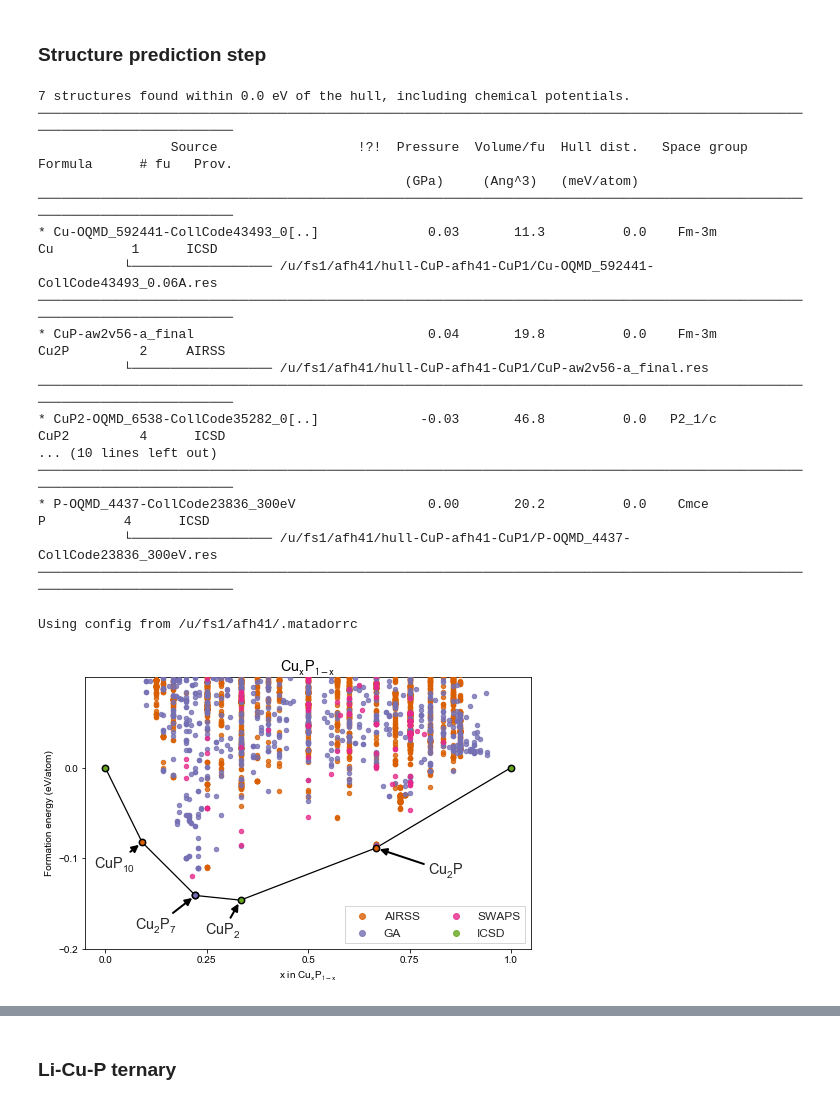
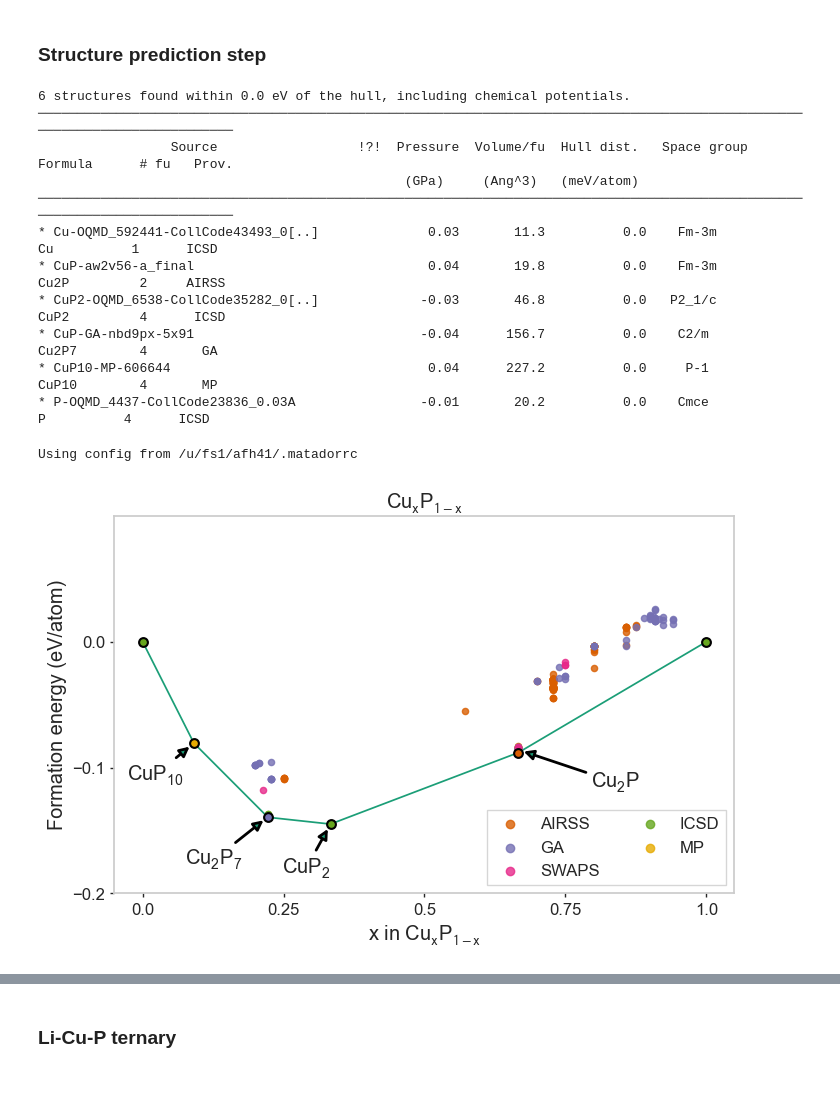
Before and after one commit to harpaf13/data.copper-phosphides, a Jupyter notebook: CuP_results.ipynb, the cells around one changed output, grey strips where cells are left out. Drawn from its saved outputs; the diff is of its cells as text; code cells hidden in the pictures.

```diff
--- a/CuP_results.ipynb
+++ b/CuP_results.ipynb
@@ -40,19 +40,19 @@ set_matplotlib_formats('png')
 ### Structure prediction step
 # %%
 # load AIRSS structures obtained from searching (old)
-cursor, failures = res2dict('/u/fs1/afh41/hull-CuP-afh41-CuP/*.res', db=True)
+cursor, failures = res2dict('/u/fs1/afh41/proj/Cu+P/hull-CuP500501-afh41-LiCuP-polish1/*.res', db=True)
 if failures:
     print(failures)
 
 # load AIRSS structures obtained from searching
-cursor=[]
-hullstructs,failures = res2dict('/u/fs1/afh41/hull-CuP-afh41-CuP1/*.res', db=True)
-config_enum, failures = res2dict('/u/fs1/afh41/proj/Cu+P/300-0.05-PBE-00PBE_CuP/config*res', db=True)
-ga, failures = res2dict('/u/fs1/afh41/proj/Cu+P/300-0.05-PBE-00PBE_CuP/*-GA-*res',db=True)
-airss2019,failures = res2dict('/u/fs1/afh41/proj/Cu+P/300-0.05-PBE-00PBE_CuP/airss-2019/*/*res',db=True)
-swaps2019,failures = res2dict('/u/fs1/afh41/proj/Cu+P/300-0.05-PBE-00PBE_CuP/swaps-2019/*res',db=True)
+#cursor=[]
+#hullstructs,failures = res2dict('/u/fs1/afh41/hull-CuP-afh41-CuP1/*.res', db=True)
+#config_enum, failures = res2dict('/u/fs1/afh41/proj/Cu+P/300-0.05-PBE-00PBE_CuP/config*res', db=True)
+#ga, failures = res2dict('/u/fs1/afh41/proj/Cu+P/300-0.05-PBE-00PBE_CuP/*-GA-*res',db=True)
+#airss2019,failures = res2dict('/u/fs1/afh41/proj/Cu+P/300-0.05-PBE-00PBE_CuP/airss-2019/*/*res',db=True)
+#swaps2019,failures = res2dict('/u/fs1/afh41/proj/Cu+P/300-0.05-PBE-00PBE_CuP/swaps-2019/*res',db=True)
 
-cursor = hullstructs + airss2019 + swaps2019 + config_enum + ga
+#cursor = hullstructs + airss2019 + swaps2019 + config_enum + ga
 # %%
 # do some pruning: reevaluate symmetries and reduce cells
 cursor = [standardize_doc_cell(doc, ) for doc in cursor]
@@ -69,45 +69,40 @@ hull = QueryConvexHull(
     species=['Cu', 'P'],
     no_plot=True,
     uniq=False,
-    source=True
+    source=False
 )
 # %% [output]
-7 structures found within 0.0 eV of the hull, including chemical potentials.
+6 structures found within 0.0 eV of the hull, including chemical potentials.
 ───────────────────────────────────────────────────────────────────────────────────────────────────────────────────────────
                  Source                  !?!  Pressure  Volume/fu  Hull dist.   Space group     Formula      # fu   Prov.
                                                (GPa)     (Ang^3)   (meV/atom)
 ───────────────────────────────────────────────────────────────────────────────────────────────────────────────────────────
 * Cu-OQMD_592441-CollCode43493_0[..]              0.03       11.3          0.0    Fm-3m          Cu          1      ICSD
-           └────────────────── /u/fs1/afh41/hull-CuP-afh41-CuP1/Cu-OQMD_592441-CollCode43493_0.06A.res
-───────────────────────────────────────────────────────────────────────────────────────────────────────────────────────────
 * CuP-aw2v56-a_final                              0.04       19.8          0.0    Fm-3m         Cu2P         2     AIRSS
-           └────────────────── /u/fs1/afh41/hull-CuP-afh41-CuP1/CuP-aw2v56-a_final.res
-───────────────────────────────────────────────────────────────────────────────────────────────────────────────────────────
 * CuP2-OQMD_6538-CollCode35282_0[..]             -0.03       46.8          0.0   P2_1/c         CuP2         4      ICSD
-... (10 lines left out)
-───────────────────────────────────────────────────────────────────────────────────────────────────────────────────────────
-* P-OQMD_4437-CollCode23836_300eV                 0.00       20.2          0.0    Cmce            P          4      ICSD
-           └────────────────── /u/fs1/afh41/hull-CuP-afh41-CuP1/P-OQMD_4437-CollCode23836_300eV.res
-───────────────────────────────────────────────────────────────────────────────────────────────────────────────────────────
+* CuP-GA-nbd9px-5x91                             -0.04      156.7          0.0    C2/m          Cu2P7        4       GA
+* CuP10-MP-606644                                 0.04      227.2          0.0     P-1          CuP10        4       MP
+* P-OQMD_4437-CollCode23836_0.03A                -0.01       20.2          0.0    Cmce            P          4      ICSD
 # %%
 from matador.plotting import plot_2d_hull
 import matplotlib.pyplot as plt
 fig, ax = plt.subplots(figsize=(8, 5))
 ax = plot_2d_hull(
     hull,
     ax=ax,
     label_cutoff=8e-3,
     colour_by_source=True,
+    hull_cutoff=0.01,
     plot_hull_points=False,
     show=False,
     alpha=0.8,
     label_offset=(1.15, 0.02),
     eform_limits=(-0.2, 0.1),
     sources=['ICSD', 'MP', 'SWAPS', 'OQMD', 'GA', 'AIRSS']
 )
 ax.set_yticks([-0.2, -0.1, 0])
 plt.show()
 # plt.savefig('CuP-convex-hull.png',bbox_inches='tight',transparent=True)
 # %% [output]
 Using config from /u/fs1/afh41/.matadorrc
-[figure, old version]
+[figure, new version]
```
Also changed, not shown: parts of 9 cells of this notebook.
